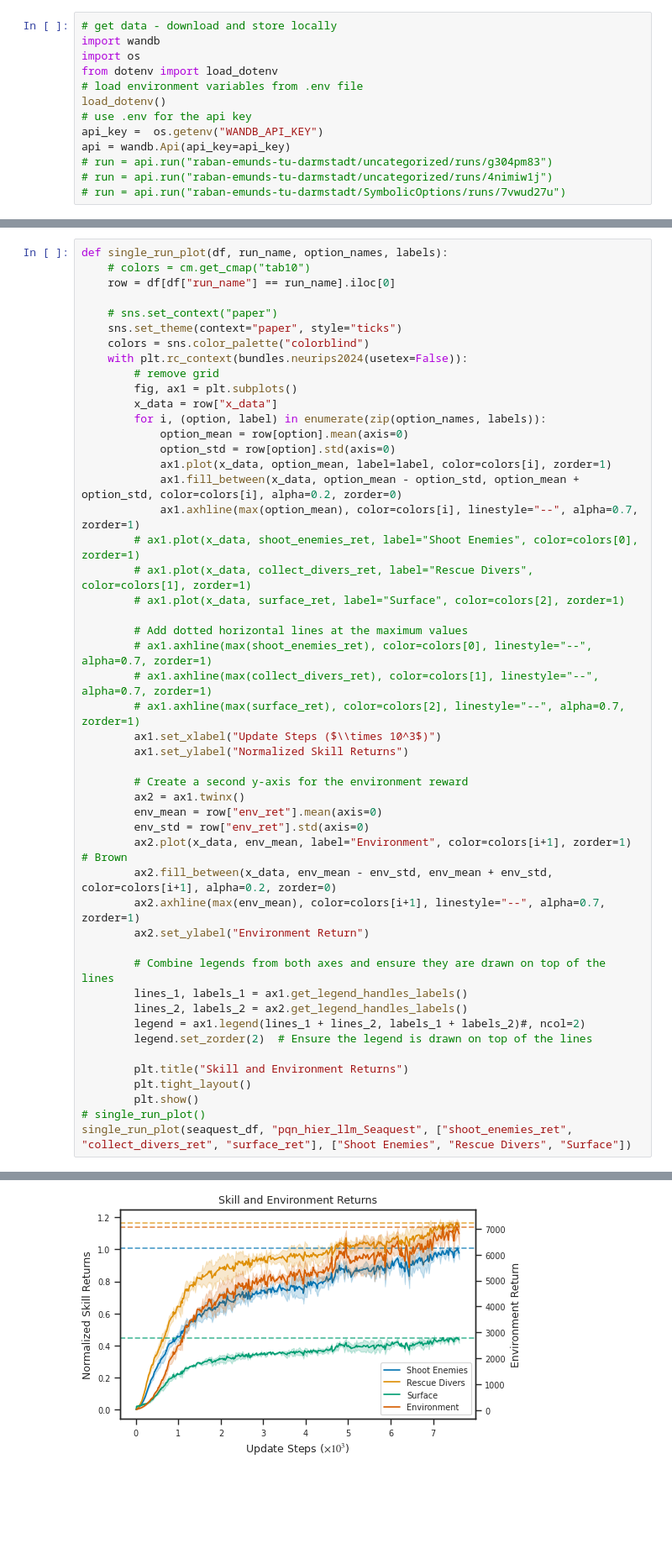
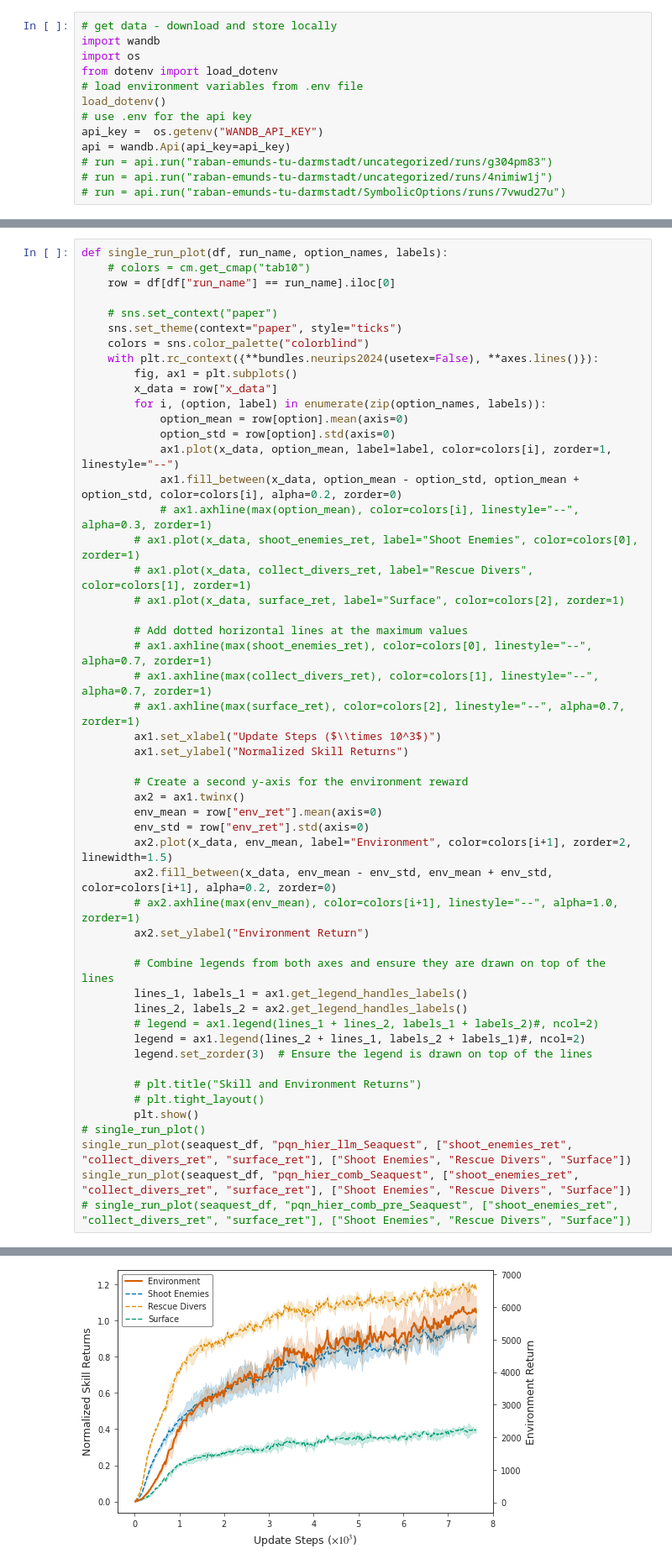
Before and after one commit to remunds/symbolic_options, a Jupyter notebook: src/symbolic_options/plots/plots.ipynb, the cells around one changed output, grey strips where cells are left out. Shown at 84% size. Cells and saved outputs as stored; diff of their text form; blank space fills up the shorter version.

```diff
--- a/src/symbolic_options/plots/plots.ipynb
+++ b/src/symbolic_options/plots/plots.ipynb
@@ -106,16 +119,15 @@ def single_run_plot(df, run_name, option_names, labels):
     # sns.set_context("paper")
     sns.set_theme(context="paper", style="ticks")
     colors = sns.color_palette("colorblind")
-    with plt.rc_context(bundles.neurips2024(usetex=False)):
-        # remove grid
+    with plt.rc_context({**bundles.neurips2024(usetex=False), **axes.lines()}):
         fig, ax1 = plt.subplots()
         x_data = row["x_data"]
         for i, (option, label) in enumerate(zip(option_names, labels)):
             option_mean = row[option].mean(axis=0)
             option_std = row[option].std(axis=0)
-            ax1.plot(x_data, option_mean, label=label, color=colors[i], zorder=1)
+            ax1.plot(x_data, option_mean, label=label, color=colors[i], zorder=1, linestyle="--")
             ax1.fill_between(x_data, option_mean - option_std, option_mean + option_std, color=colors[i], alpha=0.2, zorder=0)
-            ax1.axhline(max(option_mean), color=colors[i], linestyle="--", alpha=0.7, zorder=1)
+            # ax1.axhline(max(option_mean), color=colors[i], linestyle="--", alpha=0.3, zorder=1)
         # ax1.plot(x_data, shoot_enemies_ret, label="Shoot Enemies", color=colors[0], zorder=1)
         # ax1.plot(x_data, collect_divers_ret, label="Rescue Divers", color=colors[1], zorder=1)
         # ax1.plot(x_data, surface_ret, label="Surface", color=colors[2], zorder=1)
@@ -131,22 +143,25 @@ def single_run_plot(df, run_name, option_names, labels):
         ax2 = ax1.twinx()
         env_mean = row["env_ret"].mean(axis=0)
         env_std = row["env_ret"].std(axis=0)
-        ax2.plot(x_data, env_mean, label="Environment", color=colors[i+1], zorder=1)  # Brown
+        ax2.plot(x_data, env_mean, label="Environment", color=colors[i+1], zorder=2, linewidth=1.5)
         ax2.fill_between(x_data, env_mean - env_std, env_mean + env_std, color=colors[i+1], alpha=0.2, zorder=0)
-        ax2.axhline(max(env_mean), color=colors[i+1], linestyle="--", alpha=0.7, zorder=1)
+        # ax2.axhline(max(env_mean), color=colors[i+1], linestyle="--", alpha=1.0, zorder=1)
         ax2.set_ylabel("Environment Return")
 
         # Combine legends from both axes and ensure they are drawn on top of the lines
         lines_1, labels_1 = ax1.get_legend_handles_labels()
         lines_2, labels_2 = ax2.get_legend_handles_labels()
-        legend = ax1.legend(lines_1 + lines_2, labels_1 + labels_2)#, ncol=2)
-        legend.set_zorder(2)  # Ensure the legend is drawn on top of the lines
+        # legend = ax1.legend(lines_1 + lines_2, labels_1 + labels_2)#, ncol=2)
+        legend = ax1.legend(lines_2 + lines_1, labels_2 + labels_1)#, ncol=2)
+        legend.set_zorder(3)  # Ensure the legend is drawn on top of the lines
 
-        plt.title("Skill and Environment Returns")
-        plt.tight_layout()
+        # plt.title("Skill and Environment Returns")
+        # plt.tight_layout()
         plt.show()
 # single_run_plot()
 single_run_plot(seaquest_df, "pqn_hier_llm_Seaquest", ["shoot_enemies_ret", "collect_divers_ret", "surface_ret"], ["Shoot Enemies", "Rescue Divers", "Surface"])
+single_run_plot(seaquest_df, "pqn_hier_comb_Seaquest", ["shoot_enemies_ret", "collect_divers_ret", "surface_ret"], ["Shoot Enemies", "Rescue Divers", "Surface"])
+# single_run_plot(seaquest_df, "pqn_hier_comb_pre_Seaquest", ["shoot_enemies_ret", "collect_divers_ret", "surface_ret"], ["Shoot Enemies", "Rescue Divers", "Surface"])
 # %% [output]
 findfont: Generic family 'serif' not found because none of the following families were found: Times
 findfont: Generic family 'serif' not found because none of the following families were found: Times
@@ -164,5 +179,5 @@ findfont: Generic family 'serif' not found because none of the following familie
 findfont: Generic family 'serif' not found because none of the following families were found: Times
 findfont: Generic family 'serif' not found because none of the following families were found: Times
 findfont: Generic family 'serif' not found because none of the following families were found: Times
 findfont: Generic family 'serif' not found because none of the following families were found: Times
-[figure, old version]
+[figure, new version]
```
Also changed, not shown: parts of 6 cells of this notebook, 1 other file.
